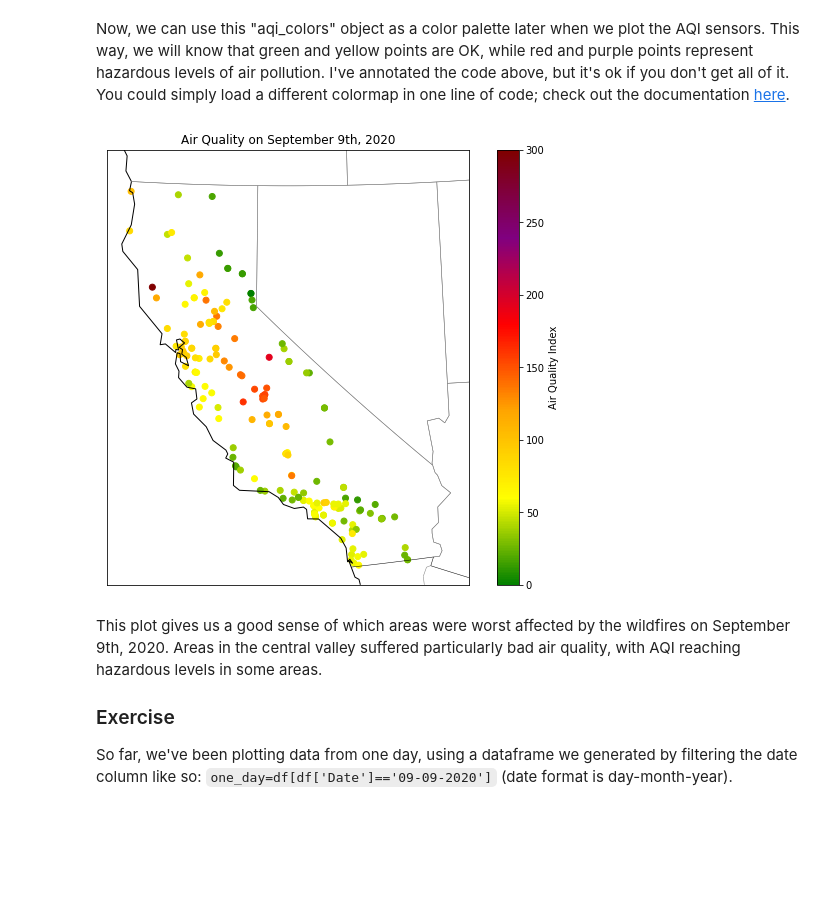
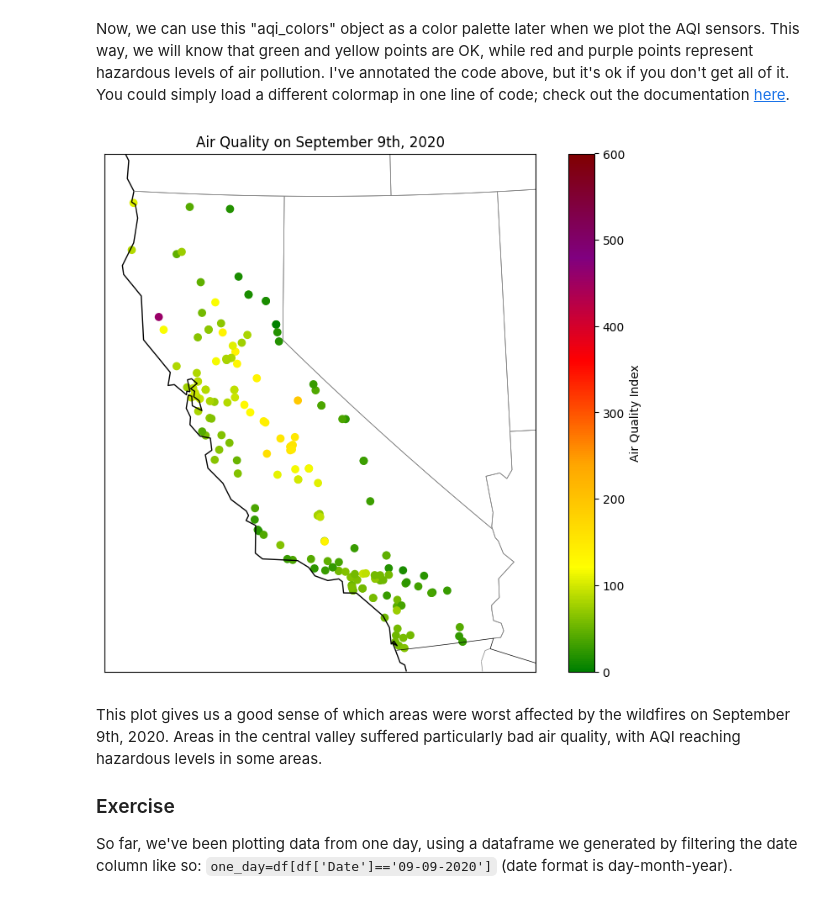
Before and after one commit to rubydelanerolle/QM2, a Jupyter notebook: notebooks/W03. Spatial Data.ipynb, the cells around one changed output. Saved outputs shown, nothing was run; the diff lists cells and outputs as text; code cells hidden in the pictures; blank space fills up the shorter version.

```diff
--- a/notebooks/W03. Spatial Data.ipynb
+++ b/notebooks/W03. Spatial Data.ipynb
@@ -111,3 +111,7 @@ When I print the new columns we've made ("Month" and "Day") next to the original
 ### Exercise
 
 [Here's](https://pandas.pydata.org/docs/reference/api/pandas.Series.dt.dayofyear.html) the documentation for the pandas function that allowed us to extract the day of year from the datetime column. Using the documentation on this page, create a new column in the dataframe that contains the week of year.
+# %%
+df['Week']=df['Date'].dt.isocalendar().week
+
+print(df[['Date','Month','Day', 'Week']])
@@ -203,3 +241,7 @@ county_daily
 ## Exercise
 
 Using the `groupby` function, create a new dataframe called "counties" in which each row is a county, and each value is the **maximum** AQI value in that county during the entire year. Then, sort this dataframe in descending order using `.sort_values(ascending=False)`
+# %%
+df['Year']=df['Date'].dt.year
+counties = df.groupby(['COUNTY', 'Year'])['AQI'].max().reset_index()
+counties.sort_values(by = ['AQI'],ascending=False)
@@ -334,26 +395,27 @@ Now, we can use this "aqi_colors" object as a color palette later when we plot t
 # %%
 map = Basemap(projection='lcc', resolution='l',
             lat_0=37.5, lon_0=-119,
             width=1E6, height=1.2E6)
+
 
 map.drawcoastlines(color='black')
 map.drawcountries(color='black')
 map.drawstates(color='gray')
 
 map.scatter(
       one_day['longitude'],
       one_day['latitude'],
       latlon=True,
       c=one_day['AQI'], # We're adding that
       cmap=aqi_colors,
       vmin=0,
-      vmax=300)
+      vmax=600)
 
 
 plt.title('Air Quality on September 9th, 2020')
 plt.colorbar(label='Air Quality Index');
 # %% [output]
-[figure, old version]
+[figure, new version]
 # %% [markdown]
 This plot gives us a good sense of which areas were worst affected by the wildfires on September 9th, 2020. Areas in the central valley suffered particularly bad air quality, with AQI reaching hazardous levels in some areas.
 
```
Also changed, not shown: parts of 18 cells of this notebook.
